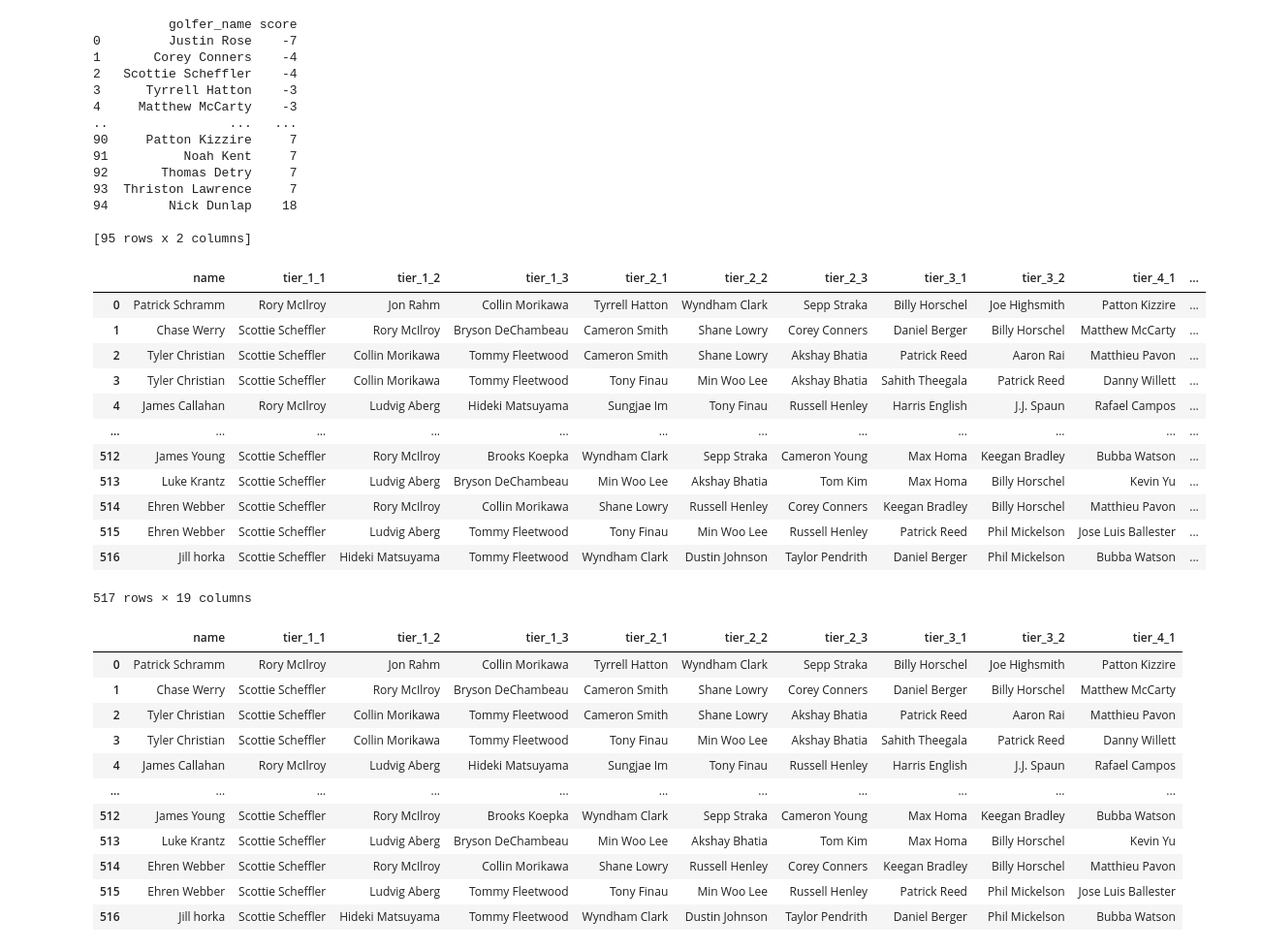
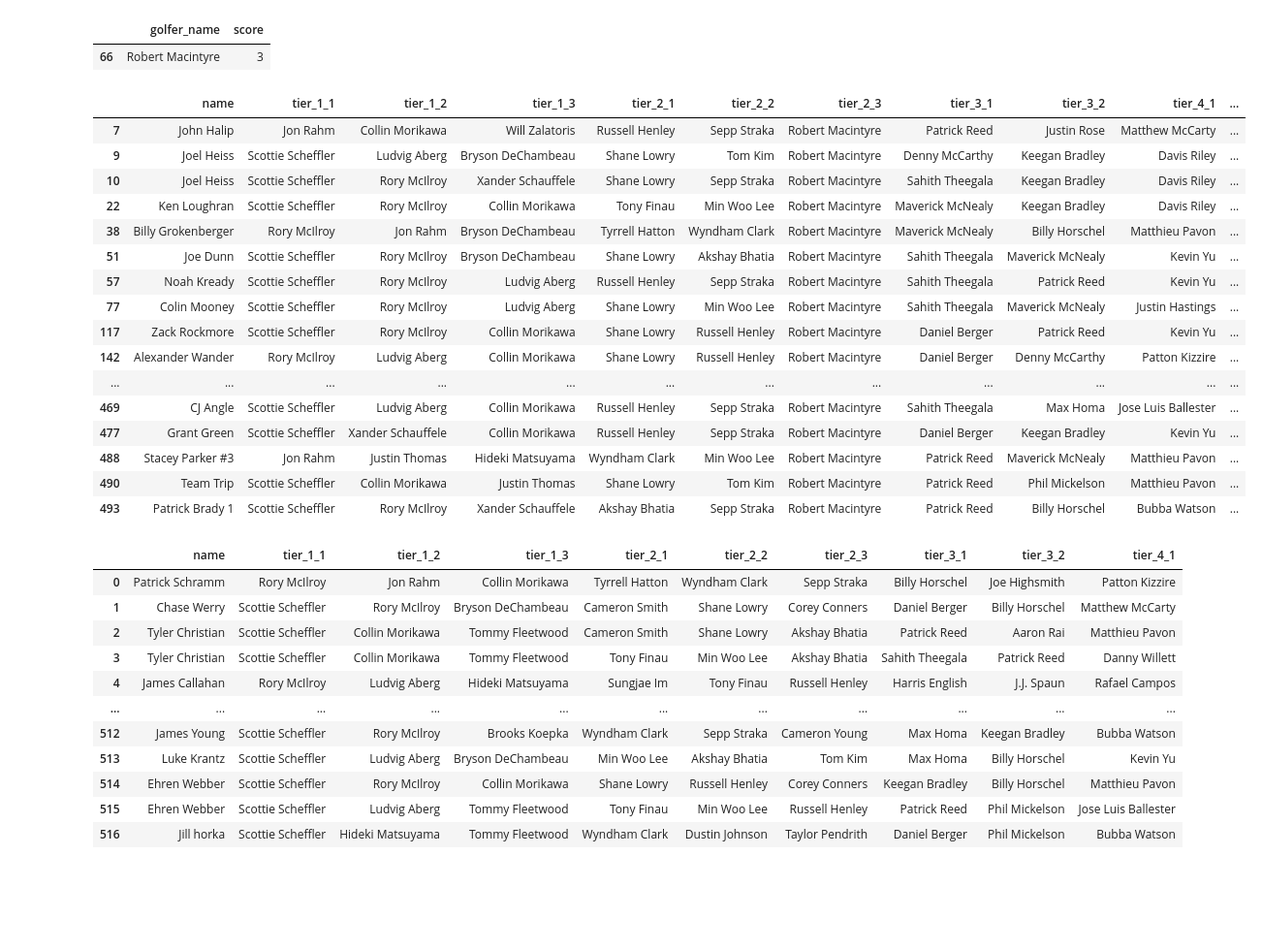
Before and after one commit to jerico-johns/masters, a Jupyter notebook: masters.ipynb, the cells around one changed output. Shown at 97% size. Cells and saved outputs as stored; diff of their text form; code cells hidden in the pictures; blank space fills up the shorter version.

Commit message:
Fix  'Robert MacIntyre': 'Robert Macintyre'

```diff
--- a/masters.ipynb
+++ b/masters.ipynb
@@ -200,7 +200,8 @@ def get_masters_scores():
                 'Matt McCarty': 'Matthew McCarty',
                 'Nicolai Højgaard': 'Nicolai Hojgaard',
                 'Noah Kent (a)': 'Noah Kent',
-                'Rasmus Højgaard': 'Rasmus Hojgaard'
+                'Rasmus Højgaard': 'Rasmus Hojgaard',
+                'Robert MacIntyre': 'Robert Macintyre'
             })
 
         df["score"] = df["score"].replace({
@@ -229,7 +230,6 @@ def calculate_top_n(row, n):
     return sum(sorted(scores)[:n])
 
 scores = get_masters_scores()
-print(scores)
 
 picks = pd.read_csv('masters_picks.csv')
 picks = picks.drop(columns = ['PAYMENT - Select Option Below & Pay Prior to Submission'])
@@ -245,37 +245,31 @@ for col in ['tier_1_1', 'tier_1_2', 'tier_1_3', 'tier_2_1', 'tier_2_2', 'tier_2_
         merged_df = pd.merge(merged_df, scores, how ='left', left_on=col, right_on = 'golfer_name')
         merged_df = merged_df.drop(columns = ['golfer_name'])
         merged_df = merged_df.rename(columns = {'score': f'{col}_score'})
-# %% [output]
-          golfer_name score
-0         Justin Rose    -7
-1       Corey Conners    -4
-2   Scottie Scheffler    -4
-3      Tyrrell Hatton    -3
-4     Matthew McCarty    -3
-..                ...   ...
-90     Patton Kizzire     7
-91          Noah Kent     7
-92       Thomas Detry     7
-93  Thriston Lawrence     7
-94        Nick Dunlap    18
-
-[95 rows x 2 columns]
-# %%
-merged_df
-# %% [output]
-|  | name | tier_1_1 | tier_1_2 | tier_1_3 | tier_2_1 | tier_2_2 | tier_2_3 | tier_3_1 | tier_3_2 | tier_4_1 | ... |
-| 0 | Patrick Schramm | Rory McIlroy | Jon Rahm | Collin Morikawa | Tyrrell Hatton | Wyndham Clark | Sepp Straka | Billy Horschel | Joe Highsmith | Patton Kizzire | ... |
-| 1 | Chase Werry | Scottie Scheffler | Rory McIlroy | Bryson DeChambeau | Cameron Smith | Shane Lowry | Corey Conners | Daniel Berger | Billy Horschel | Matthew McCarty | ... |
-| 2 | Tyler Christian | Scottie Scheffler | Collin Morikawa | Tommy Fleetwood | Cameron Smith | Shane Lowry | Akshay Bhatia | Patrick Reed | Aaron Rai | Matthieu Pavon | ... |
-| 3 | Tyler Christian | Scottie Scheffler | Collin Morikawa | Tommy Fleetwood | Tony Finau | Min Woo Lee | Akshay Bhatia | Sahith Theegala | Patrick Reed | Danny Willett | ... |
-| 4 | James Callahan | Rory McIlroy | Ludvig Aberg | Hideki Matsuyama | Sungjae Im | Tony Finau | Russell Henley | Harris English | J.J. Spaun | Rafael Campos | ... |
-| ... | ... | ... | ... | ... | ... | ... | ... | ... | ... | ... | ... |
-| 512 | James Young | Scottie Scheffler | Rory McIlroy | Brooks Koepka | Wyndham Clark | Sepp Straka | Cameron Young | Max Homa | Keegan Bradley | Bubba Watson | ... |
-| 513 | Luke Krantz | Scottie Scheffler | Ludvig Aberg | Bryson DeChambeau | Min Woo Lee | Akshay Bhatia | Tom Kim | Max Homa | Billy Horschel | Kevin Yu | ... |
-| 514 | Ehren Webber | Scottie Scheffler | Rory McIlroy | Collin Morikawa | Shane Lowry | Russell Henley | Corey Conners | Keegan Bradley | Billy Horschel | Matthieu Pavon | ... |
-| 515 | Ehren Webber | Scottie Scheffler | Ludvig Aberg | Tommy Fleetwood | Tony Finau | Min Woo Lee | Russell Henley | Patrick Reed | Phil Mickelson | Jose Luis Ballester | ... |
-| 516 | Jill horka | Scottie Scheffler | Hideki Matsuyama | Tommy Fleetwood | Wyndham Clark | Dustin Johnson | Taylor Pendrith | Daniel Berger | Phil Mickelson | Bubba Watson | ... |
-517 rows × 19 columns
+# %%
+scores[scores['golfer_name'] == 'Robert Macintyre']
+# %% [output]
+|  | golfer_name | score |
+| 66 | Robert Macintyre | 3 |
+# %%
+merged_df[merged_df['tier_2_3'] == 'Robert Macintyre']
+# %% [output]
+|  | name | tier_1_1 | tier_1_2 | tier_1_3 | tier_2_1 | tier_2_2 | tier_2_3 | tier_3_1 | tier_3_2 | tier_4_1 | ... |
+| 7 | John Halip | Jon Rahm | Collin Morikawa | Will Zalatoris | Russell Henley | Sepp Straka | Robert Macintyre | Patrick Reed | Justin Rose | Matthew McCarty | ... |
+| 9 | Joel Heiss | Scottie Scheffler | Ludvig Aberg | Bryson DeChambeau | Shane Lowry | Tom Kim | Robert Macintyre | Denny McCarthy | Keegan Bradley | Davis Riley | ... |
+| 10 | Joel Heiss | Scottie Scheffler | Rory McIlroy | Xander Schauffele | Shane Lowry | Sepp Straka | Robert Macintyre | Sahith Theegala | Keegan Bradley | Davis Riley | ... |
+| 22 | Ken Loughran | Scottie Scheffler | Rory McIlroy | Collin Morikawa | Tony Finau | Min Woo Lee | Robert Macintyre | Maverick McNealy | Keegan Bradley | Davis Riley | ... |
+| 38 | Billy Grokenberger | Rory McIlroy | Jon Rahm | Bryson DeChambeau | Tyrrell Hatton | Wyndham Clark | Robert Macintyre | Maverick McNealy | Billy Horschel | Matthieu Pavon | ... |
+| 51 | Joe Dunn | Scottie Scheffler | Rory McIlroy | Bryson DeChambeau | Shane Lowry | Akshay Bhatia | Robert Macintyre | Sahith Theegala | Maverick McNealy | Kevin Yu | ... |
+| 57 | Noah Kready | Scottie Scheffler | Rory McIlroy | Ludvig Aberg | Russell Henley | Sepp Straka | Robert Macintyre | Sahith Theegala | Patrick Reed | Kevin Yu | ... |
+| 77 | Colin Mooney | Scottie Scheffler | Rory McIlroy | Ludvig Aberg | Shane Lowry | Min Woo Lee | Robert Macintyre | Sahith Theegala | Maverick McNealy | Justin Hastings | ... |
+| 117 | Zack Rockmore | Scottie Scheffler | Rory McIlroy | Collin Morikawa | Shane Lowry | Russell Henley | Robert Macintyre | Daniel Berger | Patrick Reed | Kevin Yu | ... |
+| 142 | Alexander Wander | Rory McIlroy | Ludvig Aberg | Collin Morikawa | Shane Lowry | Russell Henley | Robert Macintyre | Daniel Berger | Denny McCarthy | Patton Kizzire | ... |
+| ... | ... | ... | ... | ... | ... | ... | ... | ... | ... | ... | ... |
+| 469 | CJ Angle | Scottie Scheffler | Ludvig Aberg | Collin Morikawa | Russell Henley | Sepp Straka | Robert Macintyre | Sahith Theegala | Max Homa | Jose Luis Ballester | ... |
+| 477 | Grant Green | Scottie Scheffler | Xander Schauffele | Collin Morikawa | Russell Henley | Sepp Straka | Robert Macintyre | Daniel Berger | Keegan Bradley | Kevin Yu | ... |
+| 488 | Stacey Parker #3 | Jon Rahm | Justin Thomas | Hideki Matsuyama | Wyndham Clark | Min Woo Lee | Robert Macintyre | Patrick Reed | Maverick McNealy | Matthieu Pavon | ... |
+| 490 | Team Trip | Scottie Scheffler | Collin Morikawa | Justin Thomas | Shane Lowry | Tom Kim | Robert Macintyre | Patrick Reed | Phil Mickelson | Matthieu Pavon | ... |
+| 493 | Patrick Brady 1 | Scottie Scheffler | Rory McIlroy | Xander Schauffele | Akshay Bhatia | Sepp Straka | Robert Macintyre | Patrick Reed | Billy Horschel | Bubba Watson | ... |
 # %%
 picks
 # %% [output]
```
